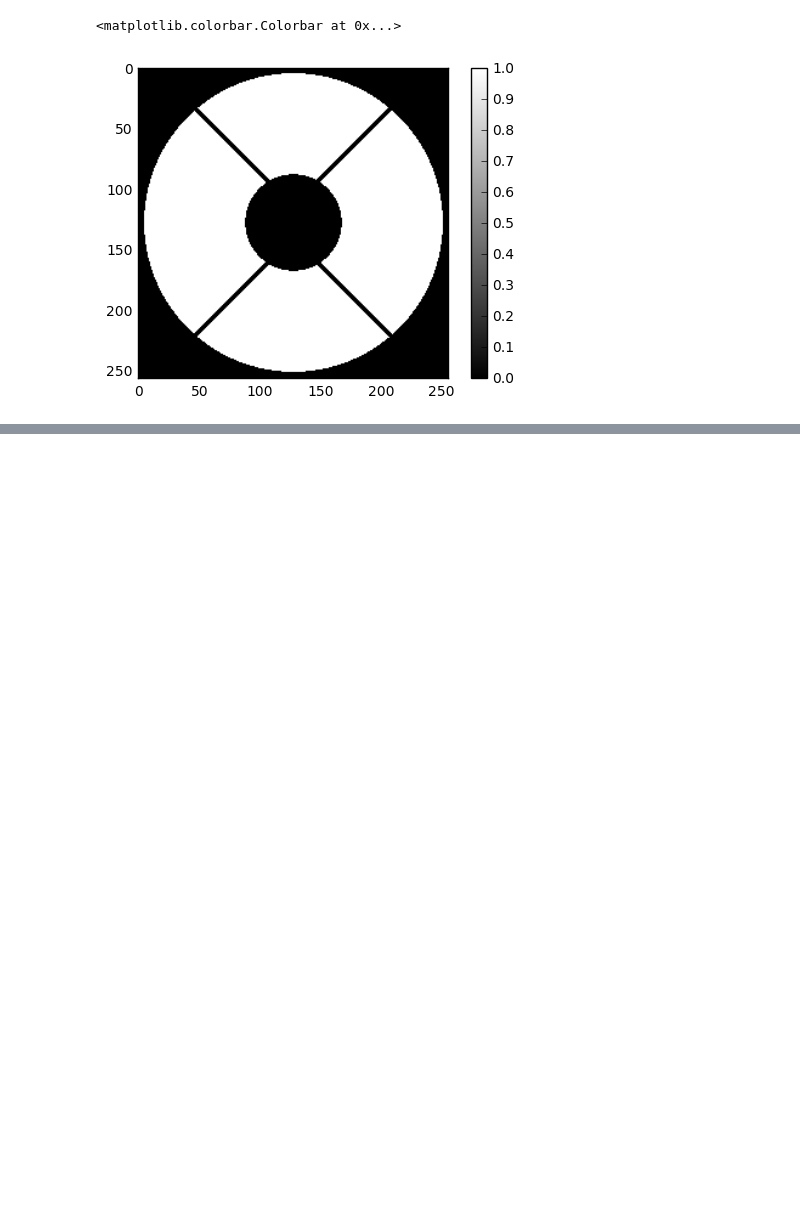
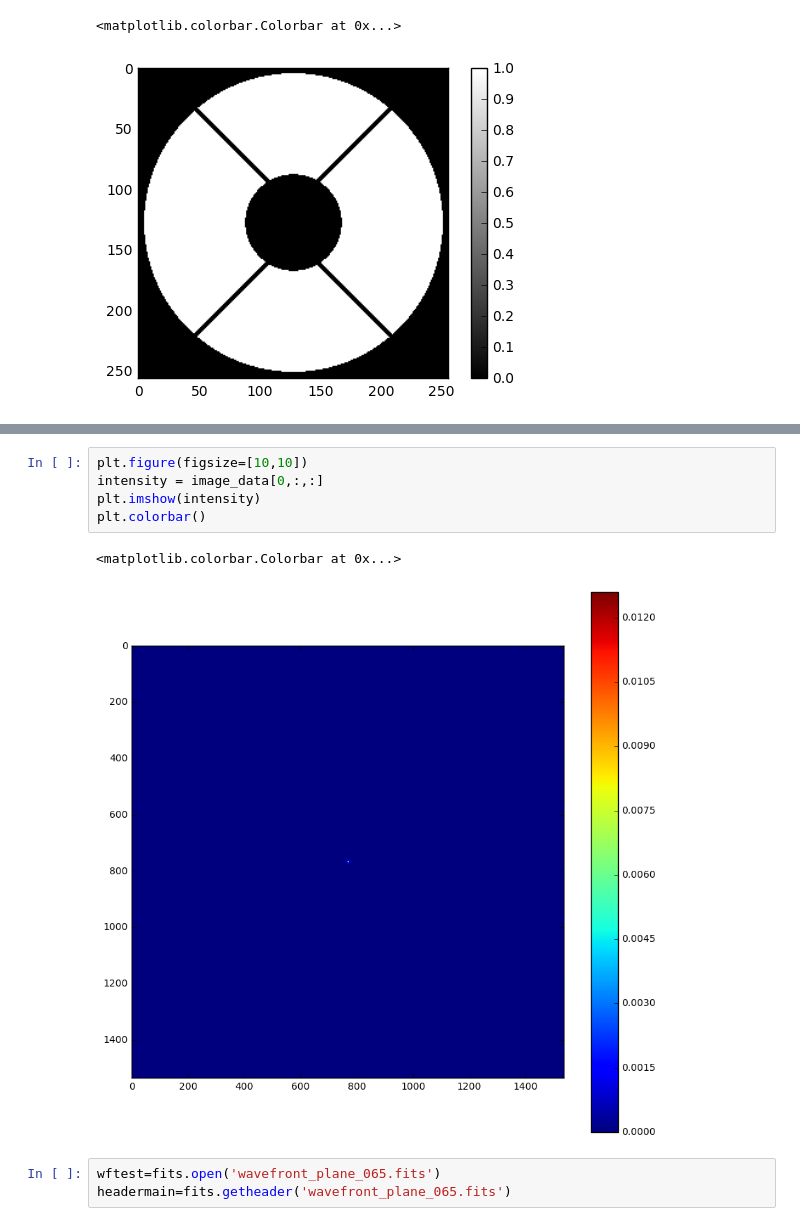
Before and after one commit to magao-x/magaox_poppy, a Jupyter notebook: fits_test.ipynb, the cells around one changed output, grey strips where cells are left out. Saved outputs shown, nothing was run; the diff lists cells and outputs as text; blank space fills up the shorter version.

```diff
--- a/fits_test.ipynb
+++ b/fits_test.ipynb
@@ -223,0 +286,11 @@ plt.colorbar()
+# %%
+plt.figure(figsize=[10,10])
+intensity = image_data[0,:,:]
+plt.imshow(intensity)
+plt.colorbar()
+# %% [output]
+<matplotlib.colorbar.Colorbar at 0x...>
+[figure, added]
+# %%
+wftest=fits.open('wavefront_plane_065.fits')
+headermain=fits.getheader('wavefront_plane_065.fits')
```
Also changed, not shown: parts of 16 cells of this notebook.
